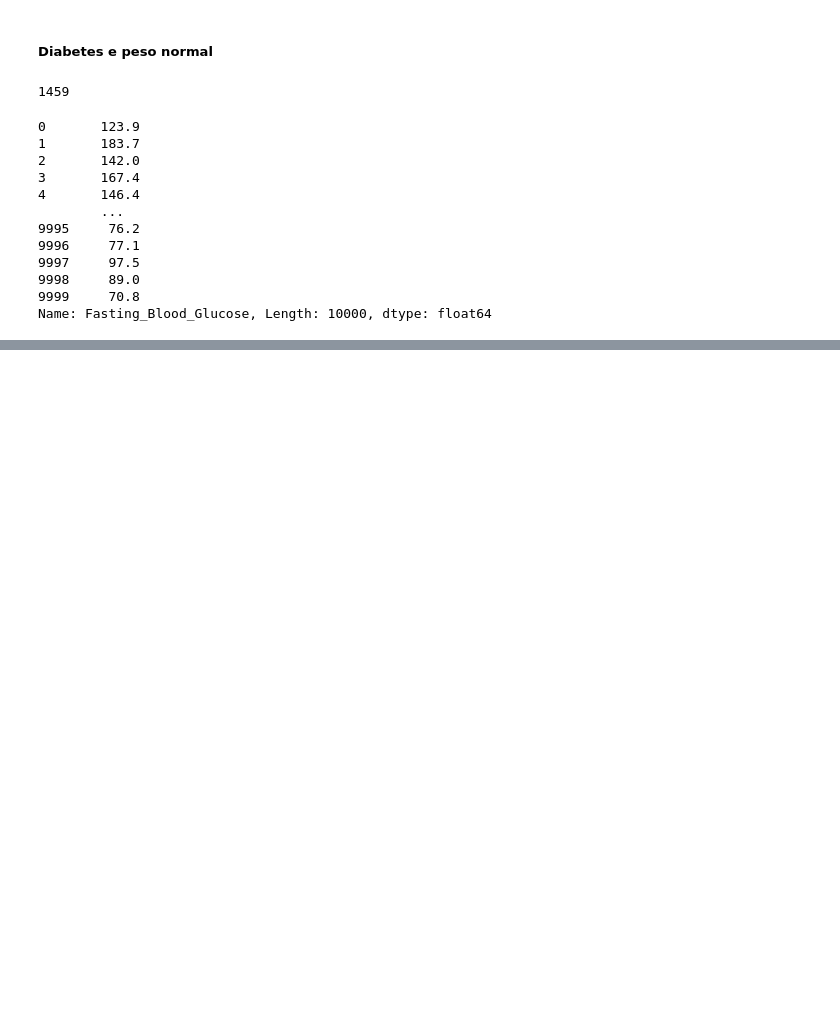
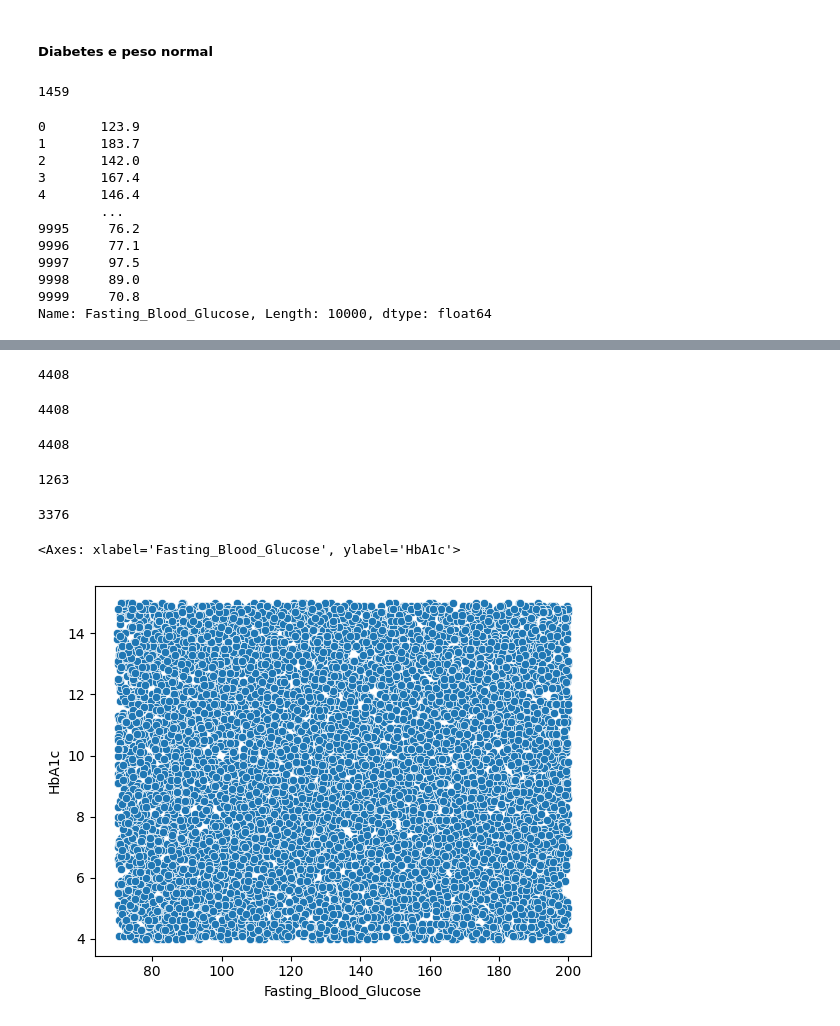
Before and after one commit to Pablo-Sant/Classificacao_diabetes, a Jupyter notebook: notebooks/01-eda.ipynb, the cells around one changed output, grey strips where cells are left out. Saved outputs shown, nothing was run; the diff lists cells and outputs as text; code cells hidden in the pictures; blank space fills up the shorter version.

```diff
--- a/notebooks/01-eda.ipynb
+++ b/notebooks/01-eda.ipynb
@@ -166,0 +281,25 @@ Name: Fasting_Blood_Glucose, Length: 10000, dtype: float64
+# %%
+dataset.loc[dataset["Diabetes"] == 1].shape[0]
+# %% [output]
+4408
+# %%
+dataset.loc[(dataset["Diabetes"] == 1) & (dataset["HbA1c"] >= 6.5)].shape[0]
+# %% [output]
+4408
+# %%
+dataset.loc[(dataset["Fasting_Blood_Glucose"] >= 126) & (dataset["HbA1c"] >= 6.5)].shape[0]
+# %% [output]
+4408
+# %%
+dataset.loc[(dataset["Fasting_Blood_Glucose"] >= 126) & (dataset["HbA1c"] < 6.5)].shape[0]
+# %% [output]
+1263
+# %%
+dataset.loc[(dataset["Fasting_Blood_Glucose"] < 126) & (dataset["HbA1c"] >= 6.5)].shape[0]
+# %% [output]
+3376
+# %%
+sns.scatterplot(data=dataset, x="Fasting_Blood_Glucose", y="HbA1c")
+# %% [output]
+<Axes: xlabel='Fasting_Blood_Glucose', ylabel='HbA1c'>
+[figure, added]
```
Also changed, not shown: parts of 38 cells of this notebook, 1 other file.
